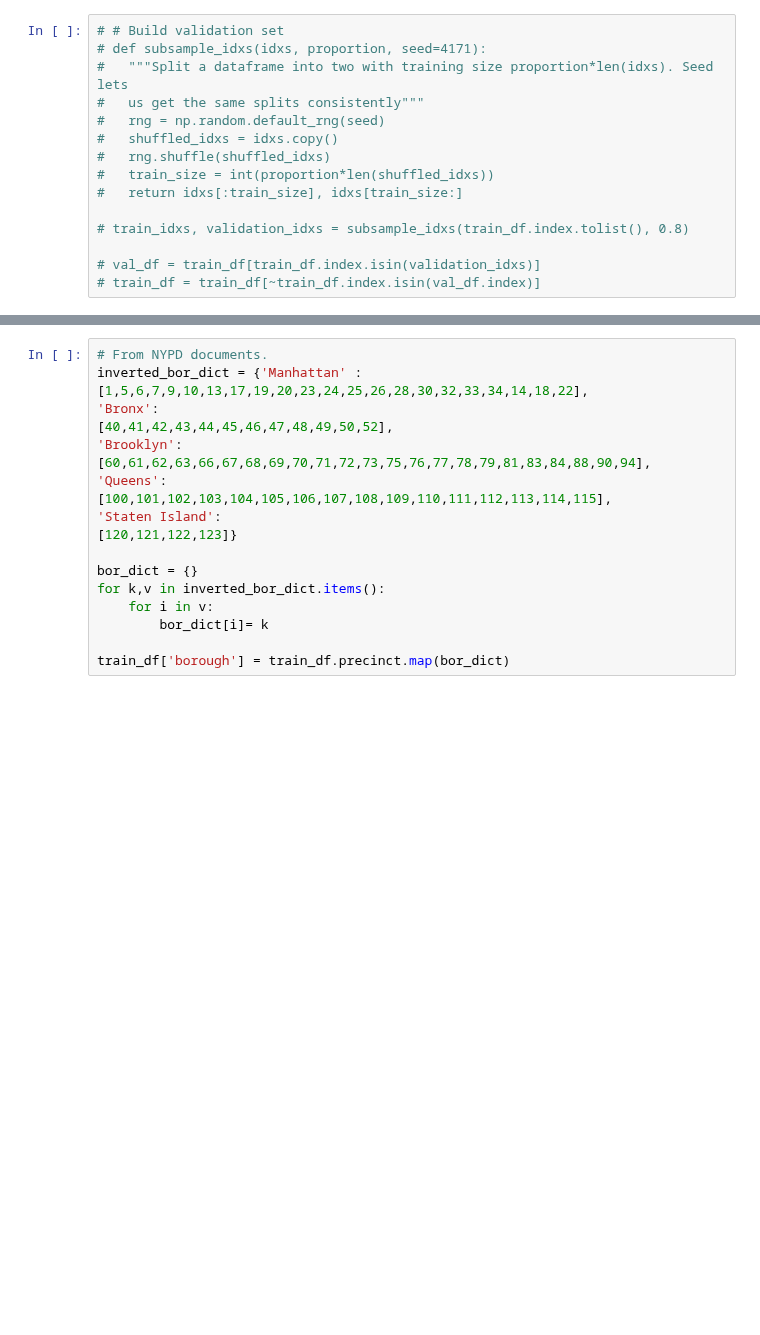
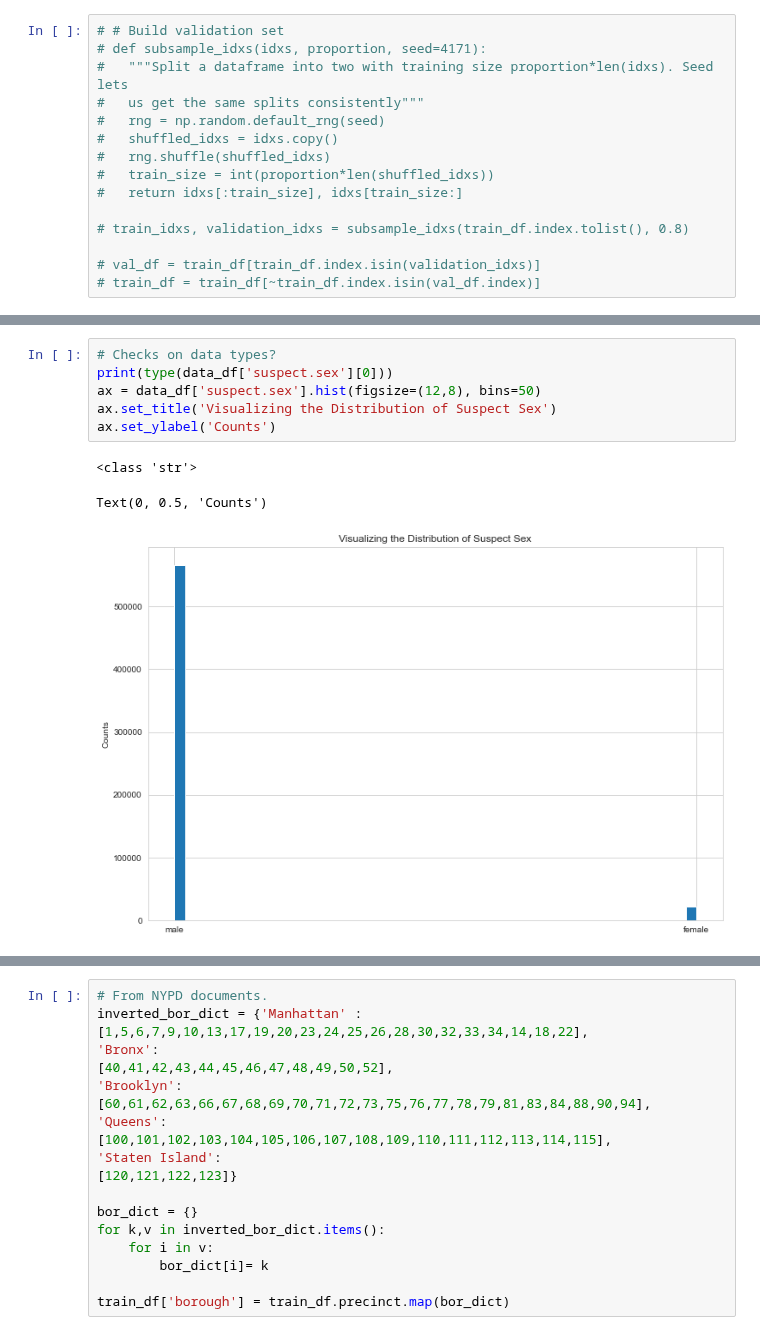
Before and after one commit to ORIE4741/demos, a Jupyter notebook: feature_engineering.ipynb, the cells around one changed output, grey strips where cells are left out. Saved outputs shown, nothing was run; the diff lists cells and outputs as text; blank space fills up the shorter version.

```diff
--- a/feature_engineering.ipynb
+++ b/feature_engineering.ipynb
@@ -170,3 +195,13 @@ Text(0.5, 0, 'Height (units?)')
+# %%
+# Checks on data types?
+print(type(data_df['suspect.sex'][0]))
+ax = data_df['suspect.sex'].hist(figsize=(12,8), bins=50)
+ax.set_title('Visualizing the Distribution of Suspect Sex')
+ax.set_ylabel('Counts')
+# %% [output]
+<class 'str'>
+Text(0, 0.5, 'Counts')
+[figure, added]
 # %%
 # What about location data?
 train_df.xcoord.hist()
```
Also changed, not shown: parts of 37 cells of this notebook.
